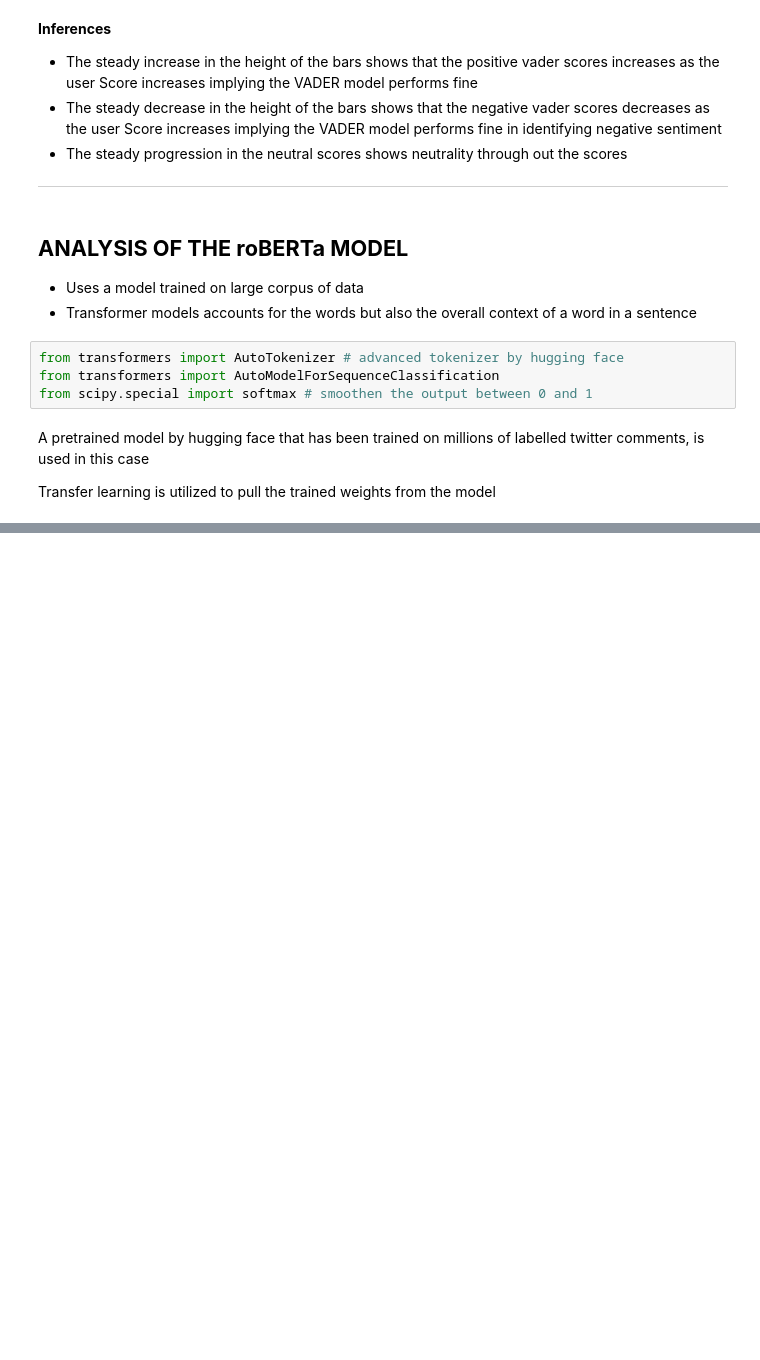
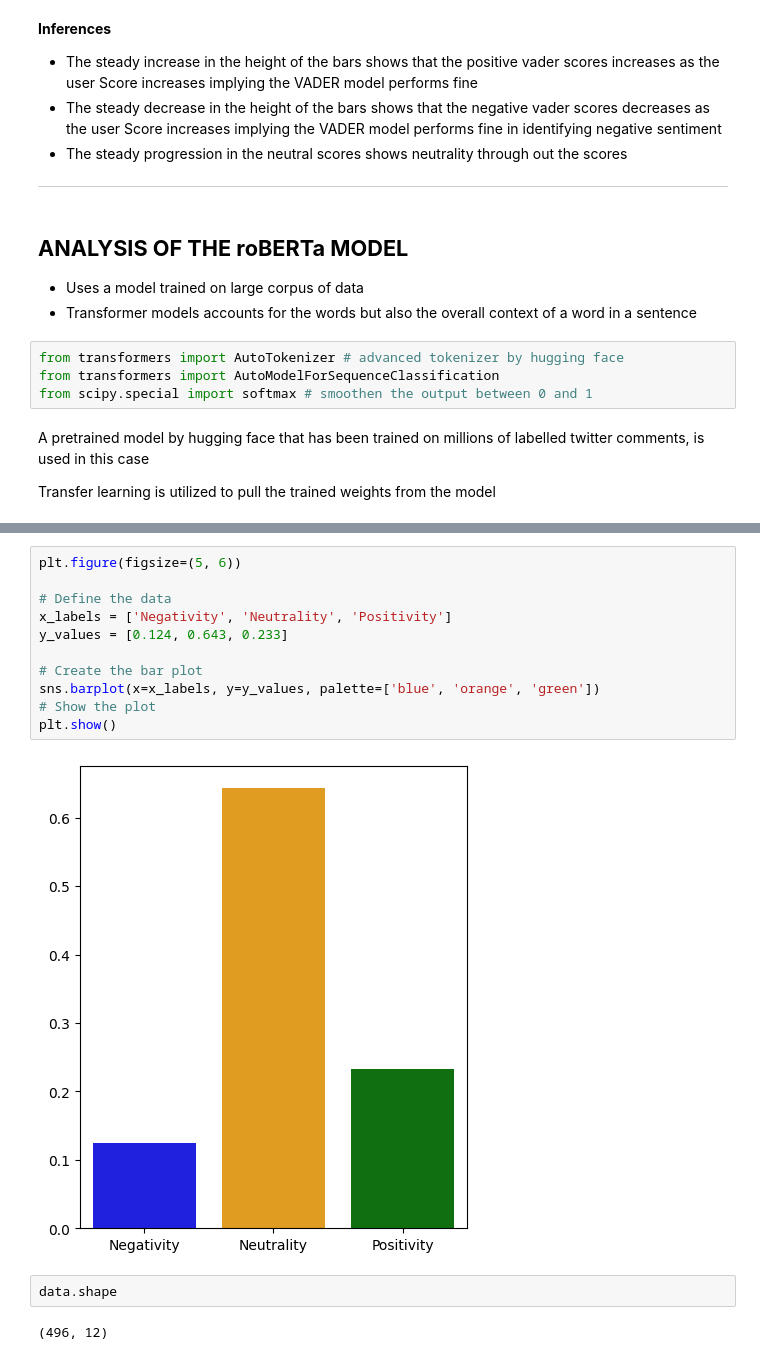
Before and after one commit to ChibuikeOnuba/NLP, a Jupyter notebook: the_model.ipynb, the cells around one changed output, grey strips where cells are left out. Drawn from its saved outputs; the diff is of its cells as text; blank space fills up the shorter version.

```diff
--- a/the_model.ipynb
+++ b/the_model.ipynb
@@ -204,0 +279,17 @@ JSONDecodeError: Expecting value: line 1 column 1 (char 0)
+# %%
+plt.figure(figsize=(5, 6))
+
+# Define the data
+x_labels = ['Negativity', 'Neutrality', 'Positivity']
+y_values = [0.124, 0.643, 0.233]
+
+# Create the bar plot
+sns.barplot(x=x_labels, y=y_values, palette=['blue', 'orange', 'green'])
+# Show the plot
+plt.show()
+# %% [output]
+[figure, added]
+# %%
+data.shape
+# %% [output]
+(496, 12)
```
Also changed, not shown: parts of 34 cells of this notebook.
